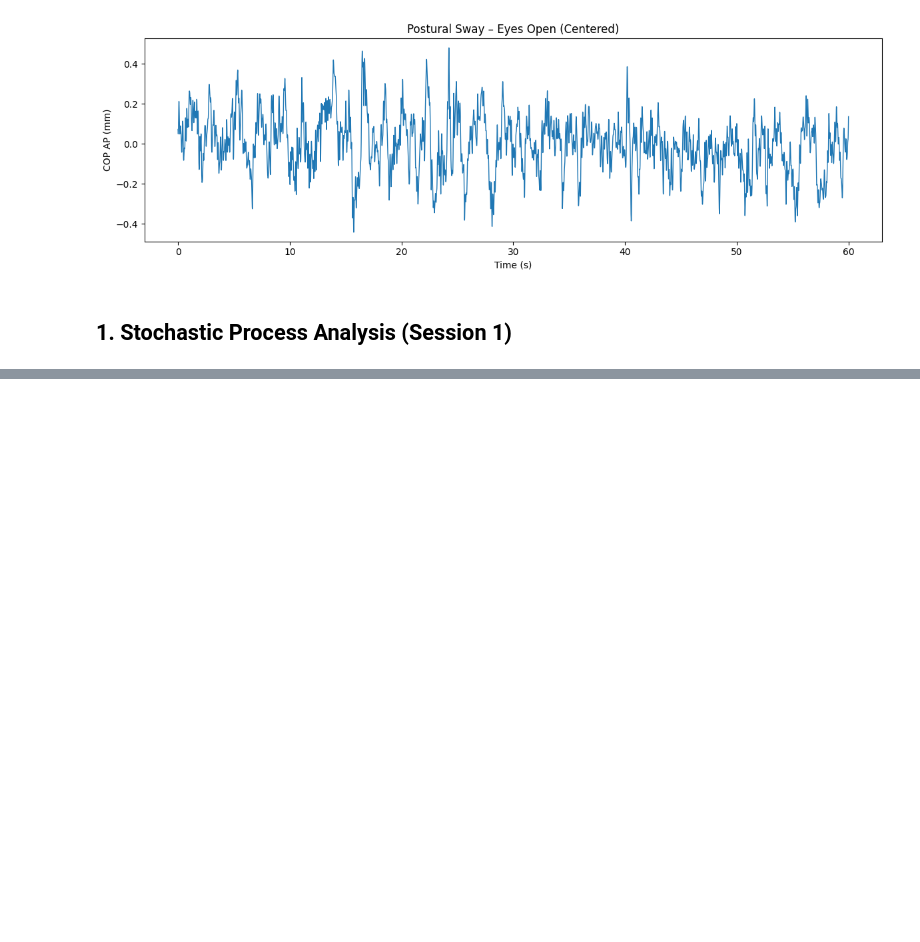
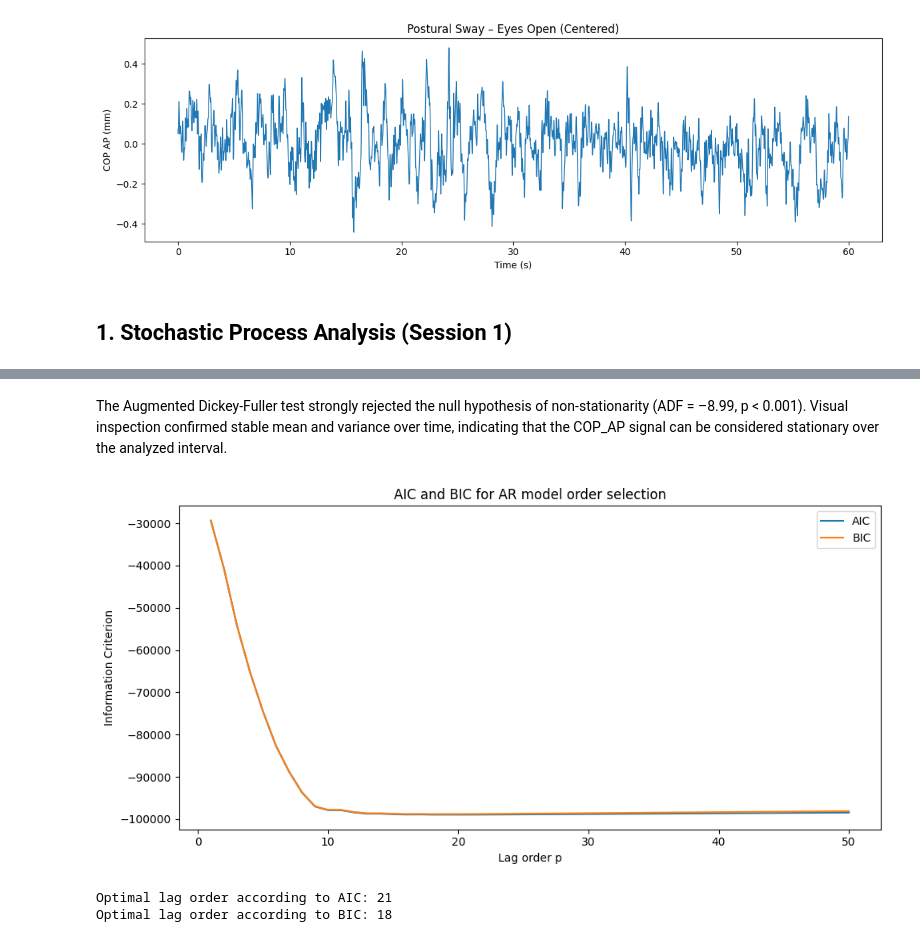
Before and after one commit to TheoLec-student/Time-Series-Analysis-of-Physiological-and-Human-Movement-Data, a Jupyter notebook: main.ipynb, the cells around one changed output, grey strips where cells are left out. Cells and saved outputs as stored; diff of their text form; code cells hidden in the pictures; blank space fills up the shorter version.

```diff
--- a/main.ipynb
+++ b/main.ipynb
@@ -75,0 +122,29 @@ Sampling frequency: 100 Hz
+# %% [markdown]
+The Augmented Dickey-Fuller test strongly rejected the null hypothesis of non-stationarity (ADF = –8.99, p < 0.001). Visual inspection confirmed stable mean and variance over time, indicating that the COP_AP signal can be considered stationary over the analyzed interval.
+# %%
+#Fit an Ar(p) model
+#Determine optimal order p using AIC/BIC
+
+aic_values = []
+bic_values = []
+max_lag = 50
+for lag in range(1, max_lag + 1):
+    model = AutoReg(cop_y, lags=lag, old_names=False).fit()
+    aic_values.append(model.aic)
+    bic_values.append(model.bic)
+plt.figure(figsize=(10,5))
+plt.plot(range(1, max_lag + 1), aic_values, label='AIC')
+plt.plot(range(1, max_lag + 1), bic_values, label='BIC')
+plt.xlabel('Lag order p')
+plt.ylabel('Information Criterion')
+plt.title('AIC and BIC for AR model order selection')
+plt.legend()
+plt.tight_layout()
+plt.show()
+
+print(f"Optimal lag order according to AIC: {np.argmin(aic_values) + 1}")
+print(f"Optimal lag order according to BIC: {np.argmin(bic_values) + 1}")
+# %% [output]
+[figure, added]
+Optimal lag order according to AIC: 21
+Optimal lag order according to BIC: 18
```
Also changed, not shown: parts of 8 cells of this notebook, 2 other files.
